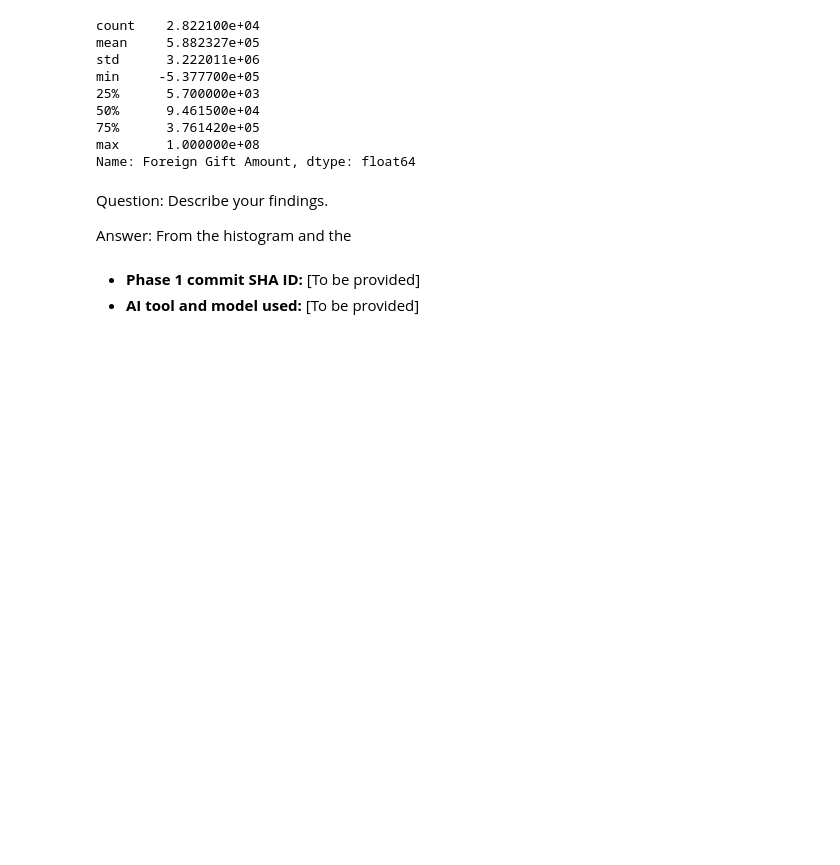
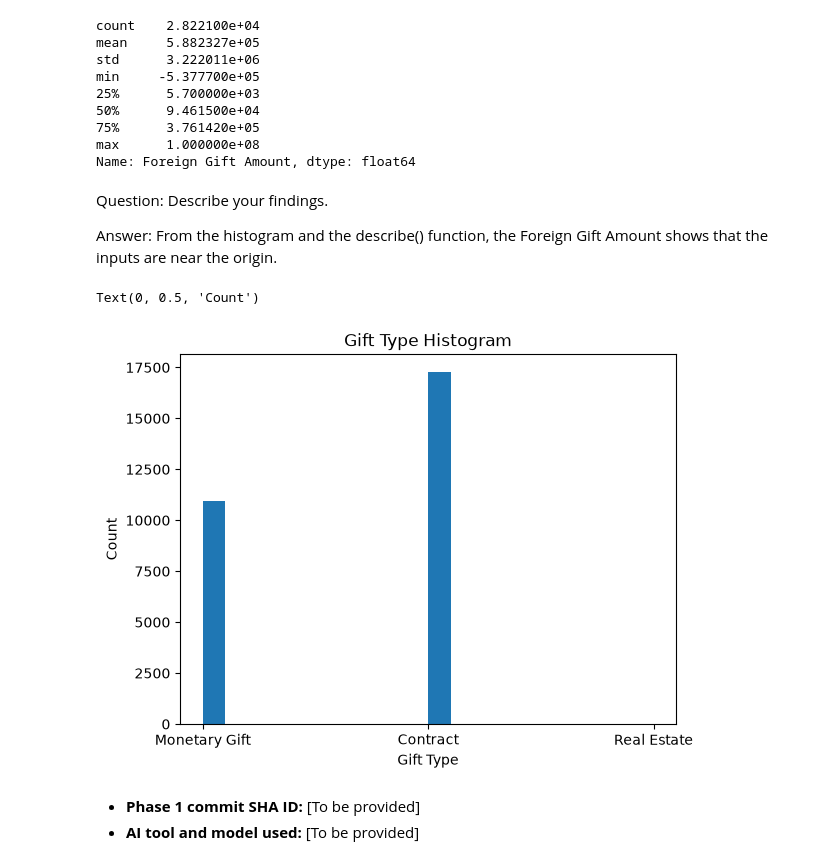
Before and after one commit to hwayalew/A02-eda-and-visualization, a Jupyter notebook: notebook.ipynb, the cells around one changed output. Drawn from its saved outputs; the diff is of its cells as text; code cells hidden in the pictures; blank space fills up the shorter version.

Commit message:
Question 2 Created Histogram for the number of gifts received

```diff
--- a/notebook.ipynb
+++ b/notebook.ipynb
@@ -82,7 +82,17 @@ Name: Foreign Gift Amount, dtype: float64
 # %% [markdown]
 Question: Describe your findings.
 
-Answer: From the histogram and the
+Answer: From the histogram and the describe() function, the Foreign Gift Amount shows that the inputs are near the origin.
+# %%
+# Histogram of the number of gifts received by each gift type
+df["Gift Type"].hist(bins=20, grid=False)
+
+plt.title("Gift Type Histogram")
+plt.xlabel("Gift Type")
+plt.ylabel("Count")
+# %% [output]
+Text(0, 0.5, 'Count')
+[figure, added]
 # %% [markdown]
 - **Phase 1 commit SHA ID:** [To be provided]
 - **AI tool and model used:** [To be provided]
```
